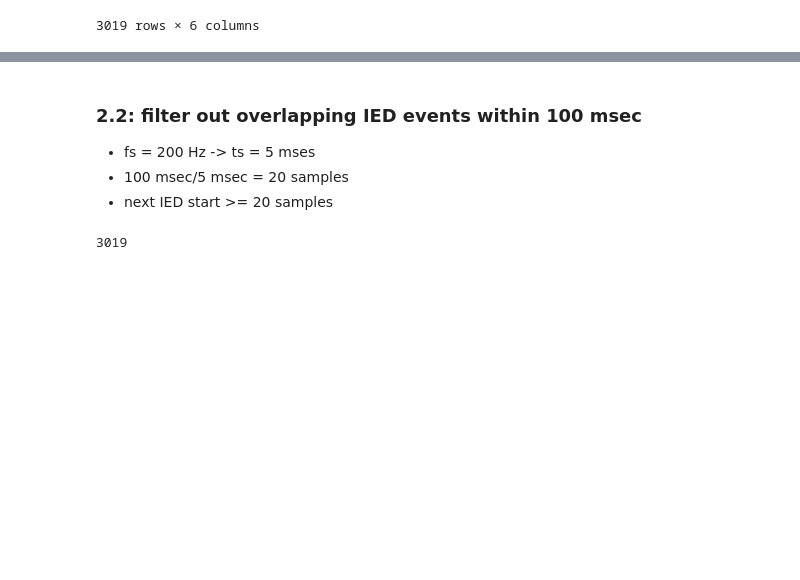
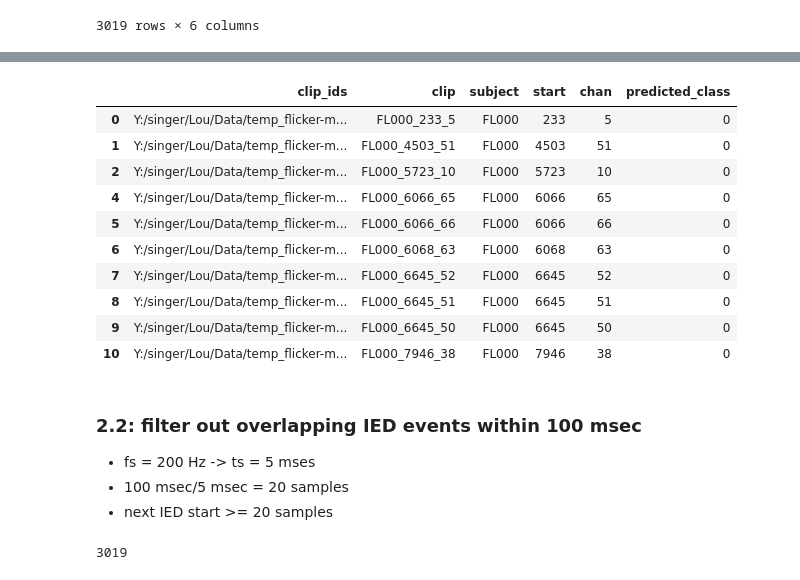
Before and after one commit to Simurgh818/IED_distributions, a Jupyter notebook: IED_distributions.ipynb, the cells around one changed output, grey strips where cells are left out. Cells and saved outputs as stored; diff of their text form; code cells hidden in the pictures; blank space fills up the shorter version.

Commit message:
troubleshooting overlapping IED event filtering.

```diff
--- a/IED_distributions.ipynb
+++ b/IED_distributions.ipynb
@@ -130,3 +146,19 @@ session_df_tp
+# %%
+# filter out start time =0, or negative, channel = 0 or negative
+session_df_tp_st = session_df_tp[session_df_tp['chan']>0]
+session_df_tp_st.head(10)
+# %% [output]
+|  | clip_ids | clip | subject | start | chan | predicted_class |
+| 0 | Y:/singer/Lou/Data/temp_flicker-m... | FL000_233_5 | FL000 | 233 | 5 | 0 |
+| 1 | Y:/singer/Lou/Data/temp_flicker-m... | FL000_4503_51 | FL000 | 4503 | 51 | 0 |
+| 2 | Y:/singer/Lou/Data/temp_flicker-m... | FL000_5723_10 | FL000 | 5723 | 10 | 0 |
+| 4 | Y:/singer/Lou/Data/temp_flicker-m... | FL000_6066_65 | FL000 | 6066 | 65 | 0 |
+| 5 | Y:/singer/Lou/Data/temp_flicker-m... | FL000_6066_66 | FL000 | 6066 | 66 | 0 |
+| 6 | Y:/singer/Lou/Data/temp_flicker-m... | FL000_6068_63 | FL000 | 6068 | 63 | 0 |
+| 7 | Y:/singer/Lou/Data/temp_flicker-m... | FL000_6645_52 | FL000 | 6645 | 52 | 0 |
+| 8 | Y:/singer/Lou/Data/temp_flicker-m... | FL000_6645_51 | FL000 | 6645 | 51 | 0 |
+| 9 | Y:/singer/Lou/Data/temp_flicker-m... | FL000_6645_50 | FL000 | 6645 | 50 | 0 |
+| 10 | Y:/singer/Lou/Data/temp_flicker-m... | FL000_7946_38 | FL000 | 7946 | 38 | 0 |
 # %% [markdown]
 ### 2.2: filter out overlapping IED events within 100 msec
 - fs = 200 Hz -> ts = 5 mses
```
Also changed, not shown: parts of 6 cells of this notebook.
